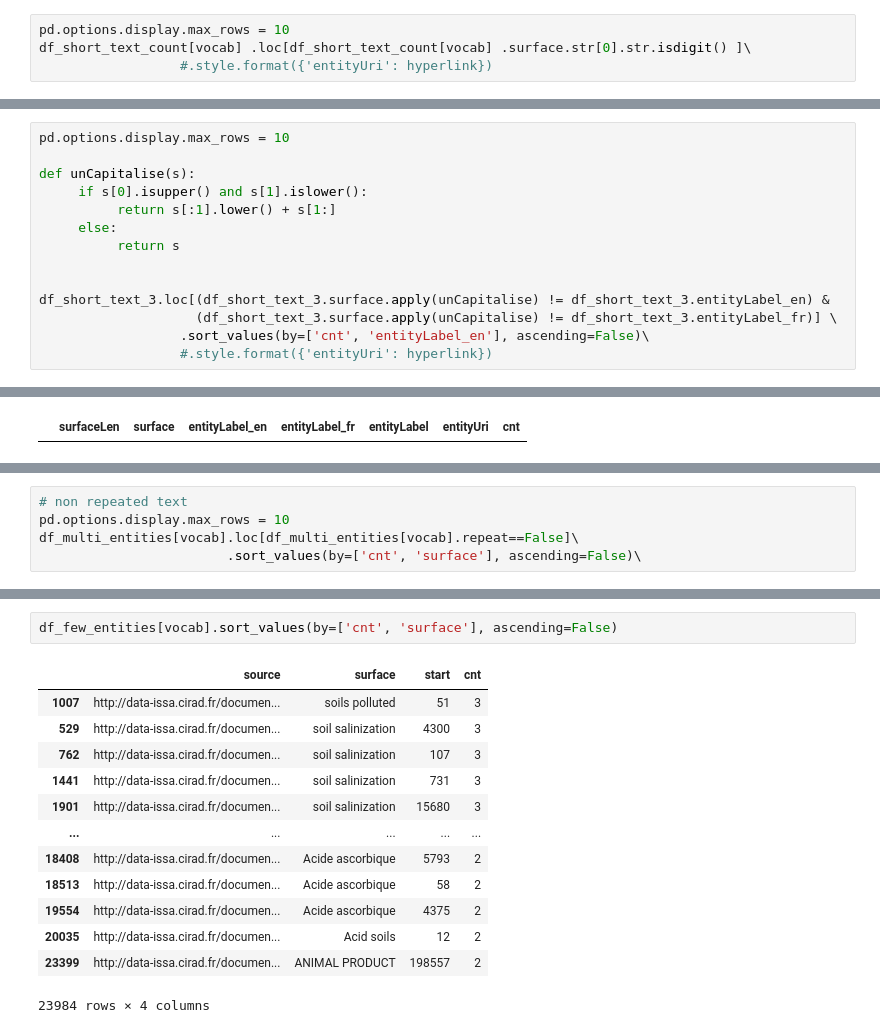
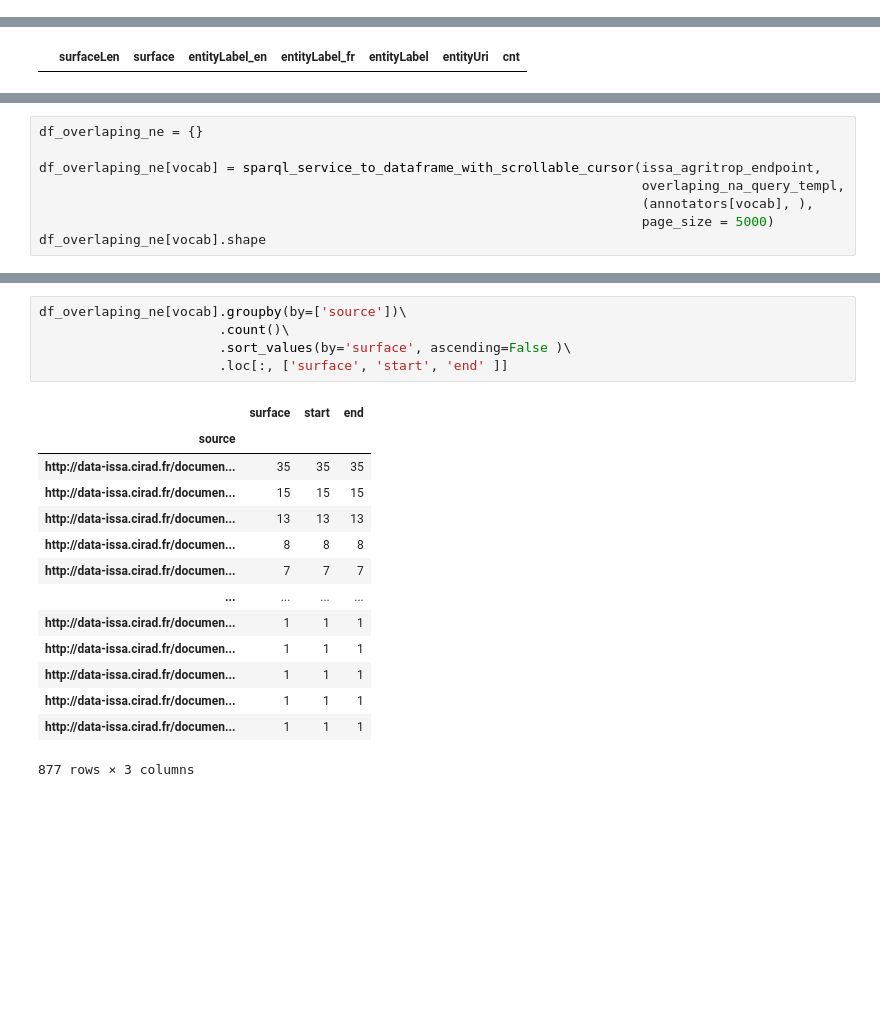
Before and after one commit to issa-project/issa-pipeline, a Jupyter notebook: notebooks/issa-entity-analysis.ipynb, the cells around one changed output, grey strips where cells are left out. Drawn from its saved outputs; the diff is of its cells as text; blank space fills up the shorter version.

```diff
--- a/notebooks/issa-entity-analysis.ipynb
+++ b/notebooks/issa-entity-analysis.ipynb
@@ -440,4 +481,0 @@ CONCLUSION:
-# %%
-pd.options.display.max_rows = 10
-df_short_text_count[vocab] .loc[df_short_text_count[vocab] .surface.str[0].str.isdigit() ]\
-                  #.style.format({'entityUri': hyperlink})
@@ -452,14 +481,0 @@ CONCLUSION:
-# %%
-pd.options.display.max_rows = 10
-
-def unCapitalise(s):
-     if s[0].isupper() and s[1].islower():
-          return s[:1].lower() + s[1:]
-     else:
-          return s
-
-
-df_short_text_3.loc[(df_short_text_3.surface.apply(unCapitalise) != df_short_text_3.entityLabel_en) &
-                    (df_short_text_3.surface.apply(unCapitalise) != df_short_text_3.entityLabel_fr)] \
-                  .sort_values(by=['cnt', 'entityLabel_en'], ascending=False)\
-                  #.style.format({'entityUri': hyperlink})
@@ -681,5 +668,0 @@ df_multi_entities[vocab].loc[df_multi_entities[vocab].repeat]\
-# %%
-# non repeated text
-pd.options.display.max_rows = 10
-df_multi_entities[vocab].loc[df_multi_entities[vocab].repeat==False]\
-                        .sort_values(by=['cnt', 'surface'], ascending=False)\
@@ -777,0 +773,8 @@ issa:Pyclinrec (23984, 4)
+# %%
+df_overlaping_ne = {}
+
+df_overlaping_ne[vocab] = sparql_service_to_dataframe_with_scrollable_cursor(issa_agritrop_endpoint,
+                                                                             overlaping_na_query_templ,
+                                                                             (annotators[vocab], ),
+                                                                             page_size = 5000)
+df_overlaping_ne[vocab].shape
@@ -778,16 +804,20 @@ issa:Pyclinrec (23984, 4)
 # %%
-df_few_entities[vocab].sort_values(by=['cnt', 'surface'], ascending=False)
+df_overlaping_ne[vocab].groupby(by=['source'])\
+                       .count()\
+                       .sort_values(by='surface', ascending=False )\
+                       .loc[:, ['surface', 'start', 'end' ]]
 # %% [output]
-|  | source | surface | start | cnt |
-| 1007 | http://data-issa.cirad.fr/documen... | soils polluted | 51 | 3 |
-| 529 | http://data-issa.cirad.fr/documen... | soil salinization | 4300 | 3 |
-| 762 | http://data-issa.cirad.fr/documen... | soil salinization | 107 | 3 |
-| 1441 | http://data-issa.cirad.fr/documen... | soil salinization | 731 | 3 |
-| 1901 | http://data-issa.cirad.fr/documen... | soil salinization | 15680 | 3 |
-| ... | ... | ... | ... | ... |
-| 18408 | http://data-issa.cirad.fr/documen... | Acide ascorbique | 5793 | 2 |
-| 18513 | http://data-issa.cirad.fr/documen... | Acide ascorbique | 58 | 2 |
-| 19554 | http://data-issa.cirad.fr/documen... | Acide ascorbique | 4375 | 2 |
-| 20035 | http://data-issa.cirad.fr/documen... | Acid soils | 12 | 2 |
-| 23399 | http://data-issa.cirad.fr/documen... | ANIMAL PRODUCT | 198557 | 2 |
+|  | surface | start | end |
+| source |  |  |  |
+| http://data-issa.cirad.fr/documen... | 35 | 35 | 35 |
+| http://data-issa.cirad.fr/documen... | 15 | 15 | 15 |
+| http://data-issa.cirad.fr/documen... | 13 | 13 | 13 |
+| http://data-issa.cirad.fr/documen... | 8 | 8 | 8 |
+| http://data-issa.cirad.fr/documen... | 7 | 7 | 7 |
+| ... | ... | ... | ... |
+| http://data-issa.cirad.fr/documen... | 1 | 1 | 1 |
+| http://data-issa.cirad.fr/documen... | 1 | 1 | 1 |
+| http://data-issa.cirad.fr/documen... | 1 | 1 | 1 |
+| http://data-issa.cirad.fr/documen... | 1 | 1 | 1 |
+| http://data-issa.cirad.fr/documen... | 1 | 1 | 1 |
-23984 rows × 4 columns
+877 rows × 3 columns
```
Also changed, not shown: parts of 69 cells of this notebook, 1 other file.
